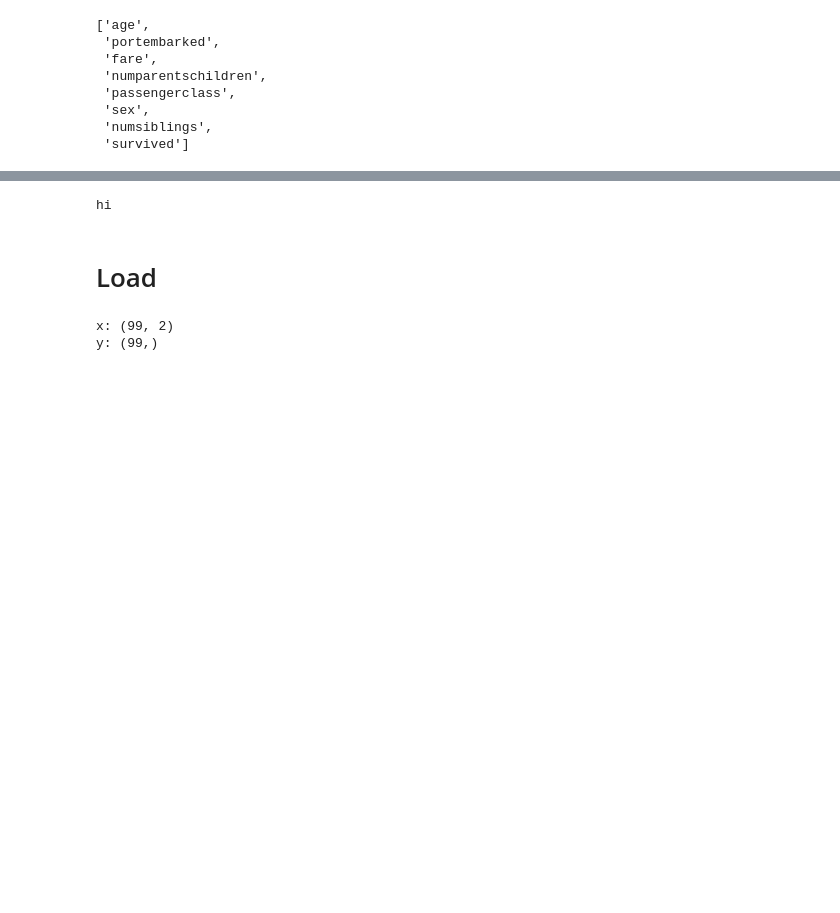
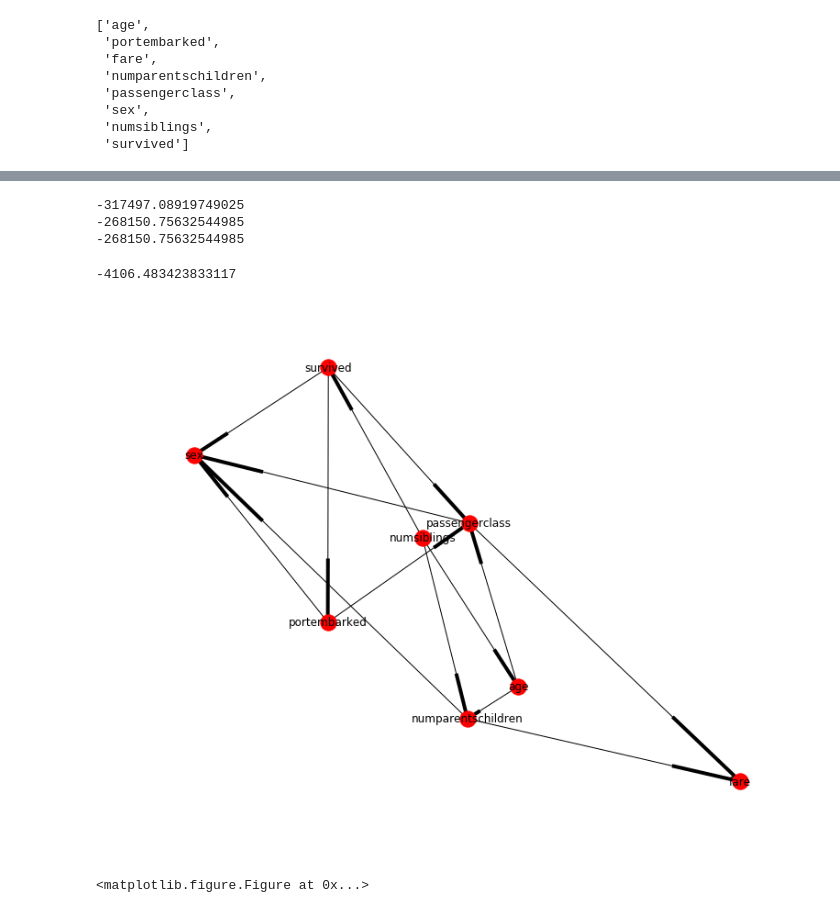
Before and after one commit to christydennison/cs229, a Jupyter notebook: project1.ipynb, the cells around one changed output, grey strips where cells are left out. Saved outputs shown, nothing was run; the diff lists cells and outputs as text; code cells hidden in the pictures; blank space fills up the shorter version.

Commit message:
finished project1, started pset5

```diff
--- a/project1.ipynb
+++ b/project1.ipynb
@@ -194,0 +135,8 @@ print(best_score)
+# %%
+og = initialize(smallDf)
+print(bayes_score(og, smallDf))
+
+tg, best_score = k2(og, smallDf, 2)
+
+print(best_score)
+print(bayes_score(tg, smallDf))
@@ -194,0 +161,13 @@ print(best_score)
+# %%
+largeDf = pandas.read_csv('large.csv')
+lg = initialize(largeDf)
+print(bayes_score(lg, largeDf))
+
+k2lg, best_score = k2(lg, largeDf, 1)
+
+print(best_score)
+print(bayes_score(k2lg, largeDf))
+# %% [output]
+-317497.08919749025
+-268150.75632544985
+-268150.75632544985
@@ -195,33 +180,22 @@ print(best_score)
+# %%
+g = initialize(smallDf)
+
+g.add_edge('numsiblings','numparentschildren')
+g.add_edge('numsiblings','passengerclass')
+g.add_edge('numparentschildren','sex')
+
+print(score(g, smallDf))
+# %% [output]
+-4106.483423833117
 # %%
-def write_gph(dag, idx2names, filename):
+def write_gph(dag, filename):
     with open(filename, 'w') as f:
         for edge in dag.edges():
-            f.write("{}, {}\n".format(idx2names[edge[0]], idx2names[edge[1]]))
-
-
-def compute(infile, outfile):
-
-
-def main():
-    if len(sys.argv) != 3:
-        raise Exception("usage: python project1.py <infile>.csv <outfile>.gph")
-
-    inputfilename = sys.argv[1]
-    outputfilename = sys.argv[2]
-    compute(inputfilename, outputfilename)
-
-if __name__ == '__main__':
-    main()
+            f.write("{}, {}\n".format(edge[0], edge[1]))
-# %% [output]
-hi
-# %% [markdown]
-# Load
-# %%
-x = np.loadtxt('logistic_x.txt')
-y = np.loadtxt('logistic_y.txt')
-
-print("x:", x.shape)
-print("y:", y.shape)
-# %% [output]
-x: (99, 2)
-y: (99,)
+# %%
+nx.draw(tg, with_labels=True)
+plt.show()
+plt.savefig("small.png")
+# %% [output]
+[figure, added]
+<matplotlib.figure.Figure at 0x...>
```
Also changed, not shown: parts of 12 cells of this notebook, 4 other files.
